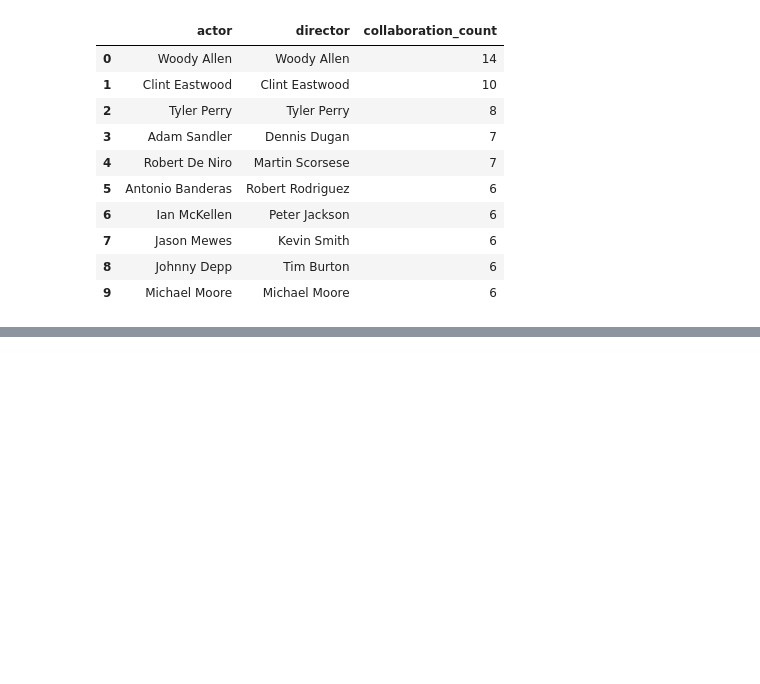
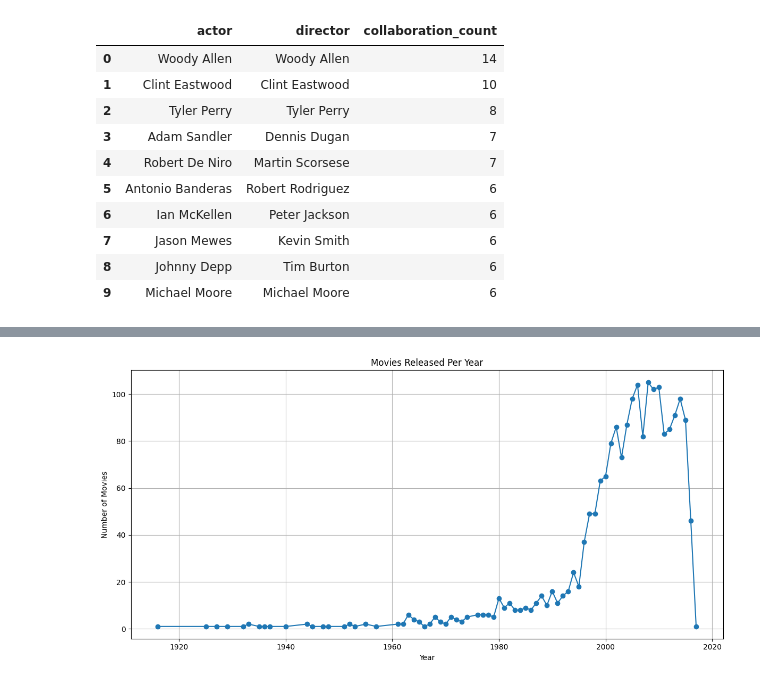
Before and after one commit to lalit1511/SQL_Projects, a Jupyter notebook: SQL_Moviesprojects.ipynb, the cells around one changed output, grey strips where cells are left out. Saved outputs shown, nothing was run; the diff lists cells and outputs as text; code cells hidden in the pictures; blank space fills up the shorter version.

```diff
--- a/SQL_Moviesprojects.ipynb
+++ b/SQL_Moviesprojects.ipynb
@@ -234,3 +234,13 @@ LIMIT 10
 | 7 | Jason Mewes | Kevin Smith | 6 |
 | 8 | Johnny Depp | Tim Burton | 6 |
 | 9 | Michael Moore | Michael Moore | 6 |
+# %%
+#Convert release_date to Year
+# Convert release_date to datetime
+movies['release_date'] = pd.to_datetime(movies['release_date'], errors='coerce')
+
+# Extract year
+movies['release_year'] = movies['release_date'].dt.year
+
+# Save updated table
+movies.to_sql("movies", conn, index=False, if_exists="replace")
@@ -236,0 +274,20 @@ LIMIT 10
+# %%
+import matplotlib.pyplot as plt
+
+yearly=pd.read_sql_query("""SELECT
+release_year,COUNT(*) AS  num_movies
+FROM movies
+WHERE release_year is NOT NULL
+GROUP BY release_year
+ORDER BY release_year""",conn)
+
+plt.figure(figsize=(12,6))
+plt.plot(yearly['release_year'], yearly['num_movies'], marker='o')
+plt.title("Movies Released Per Year")
+plt.xlabel("Year")
+plt.ylabel("Number of Movies")
+plt.grid(True)
+plt.tight_layout()
+plt.show()
+# %% [output]
+[figure, added]
```
Also changed, not shown: parts of 2 cells of this notebook.
